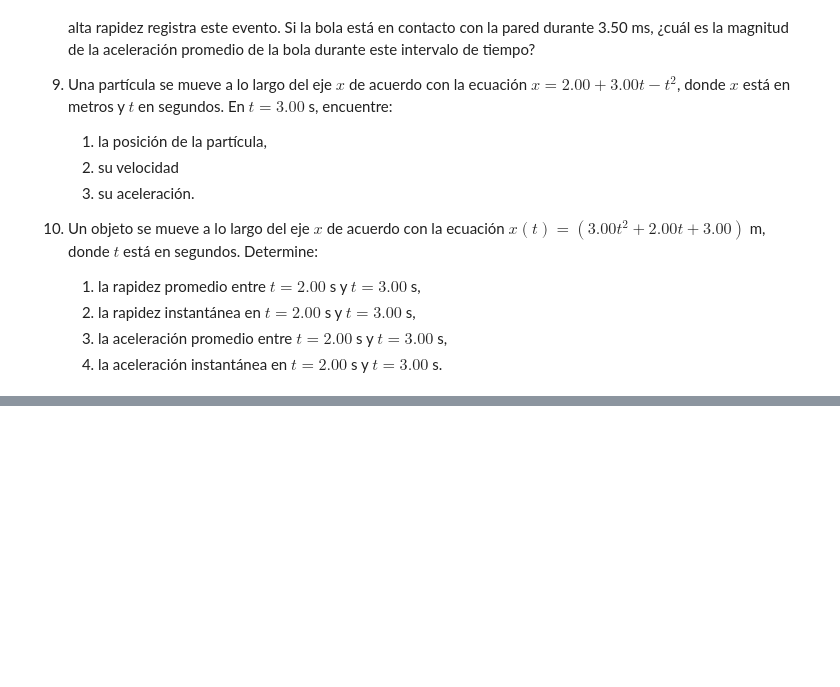
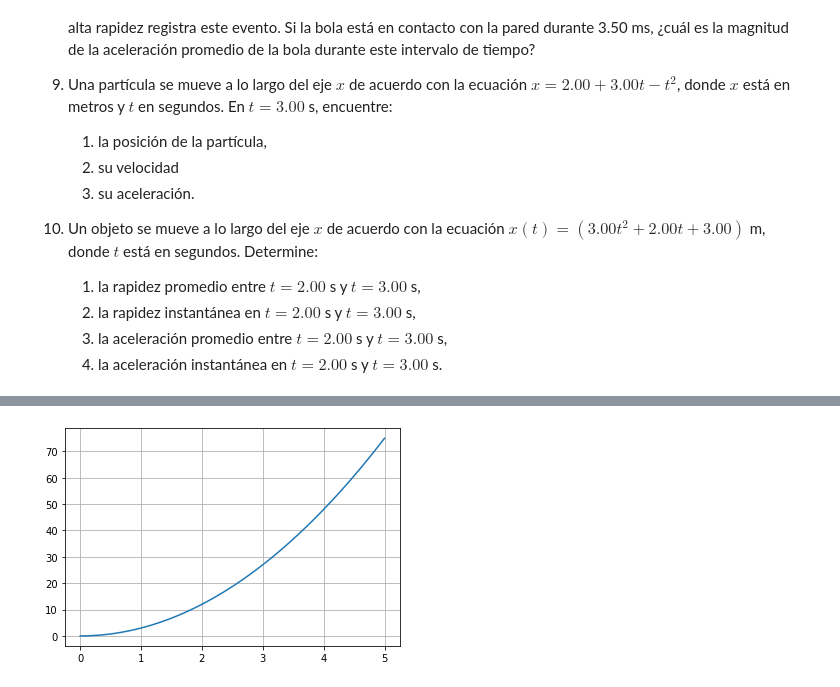
Before and after one commit to jesolisp/MEC_CLAS_2022_2, a Jupyter notebook: notebooks/Unidad_II.ipynb, the cells around one changed output, grey strips where cells are left out. Cells and saved outputs as stored; diff of their text form; code cells hidden in the pictures; blank space fills up the shorter version.

```diff
--- a/notebooks/Unidad_II.ipynb
+++ b/notebooks/Unidad_II.ipynb
@@ -511,0 +533,10 @@ plt.show()
+# %%
+x = lambda t : 3*t**2
+# %%
+plt.figure()
+plt.plot(t,x(t))
+plt.plot(3,x(3))
+plt.grid()
+plt.show()
+# %% [output]
+[figure, added]
```
Also changed, not shown: parts of 21 cells of this notebook.
